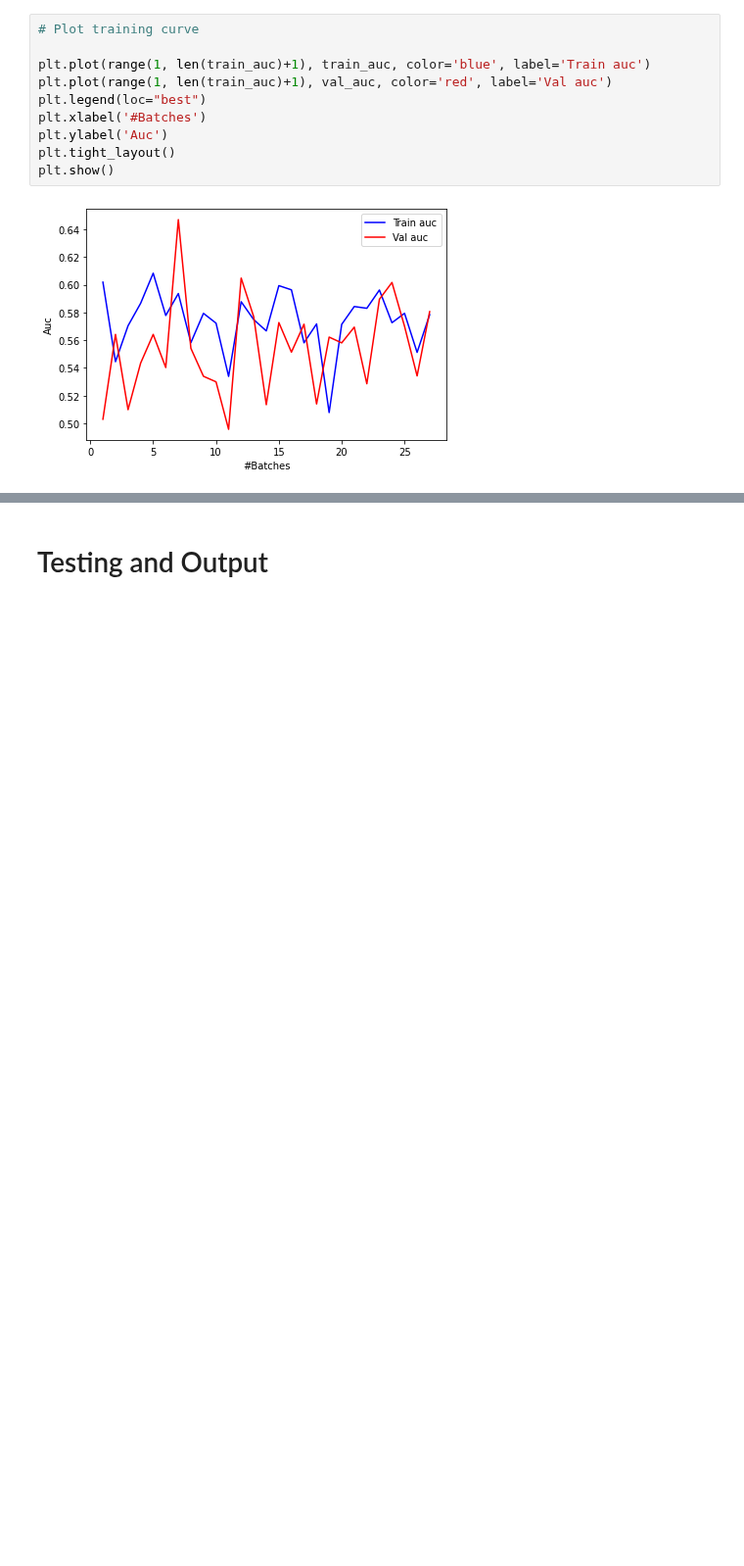
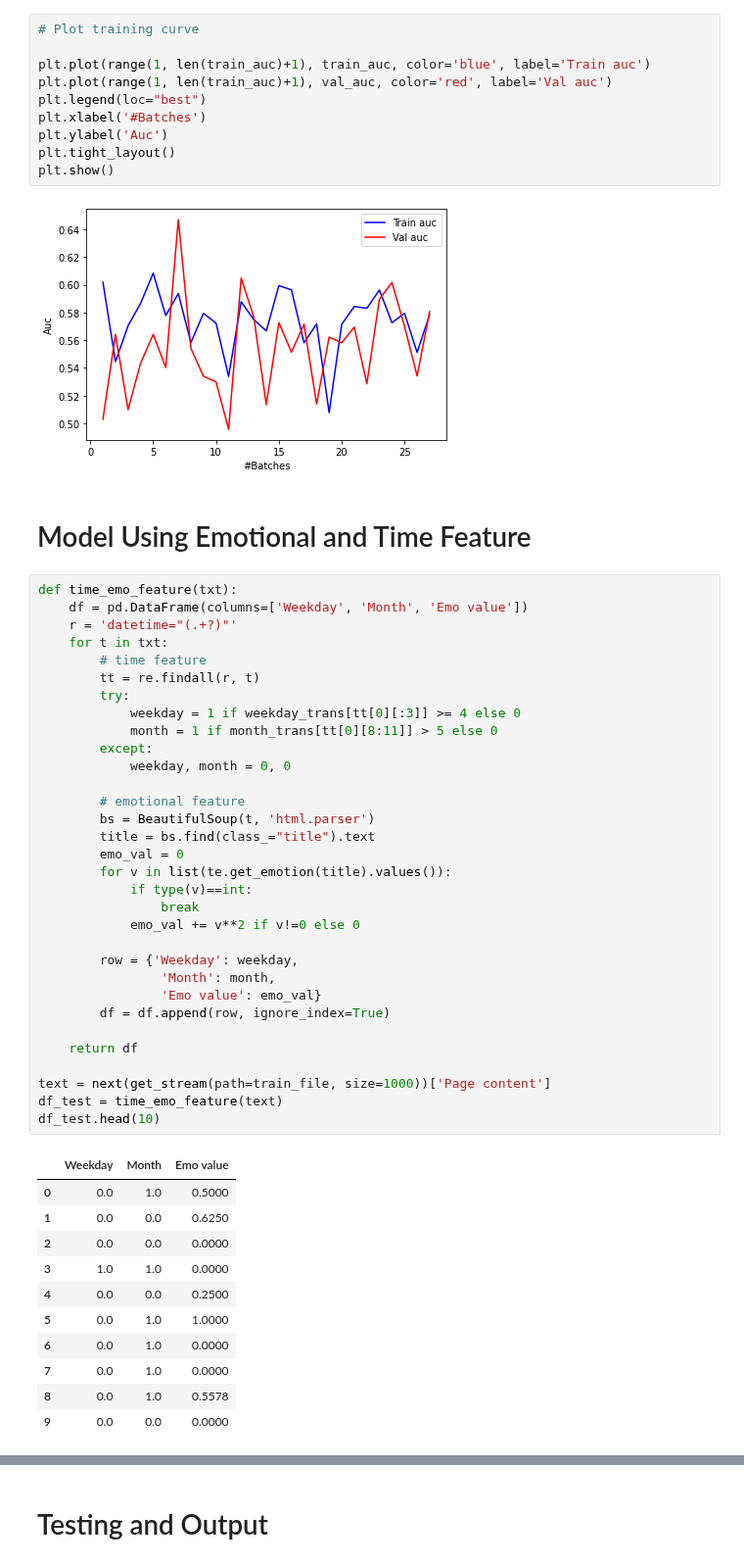
Before and after one commit to chengche6230/Deep-Learning-Course-Team-Project, a Jupyter notebook: Competition 1/src/Cup1_code.ipynb, the cells around one changed output, grey strips where cells are left out. Shown at 98% size. Cells and saved outputs as stored; diff of their text form; blank space fills up the shorter version.

Commit message:
Use time and title text emotional value. (poorer performance)

```diff
--- a/Competition 1/src/Cup1_code.ipynb
+++ b/Competition 1/src/Cup1_code.ipynb
@@ -221,3 +242,49 @@ plt.tight_layout()
 plt.show()
 # %% [output]
 [figure]
+# %% [markdown]
+# Model Using Emotional and Time Feature
+# %%
+def time_emo_feature(txt):
+    df = pd.DataFrame(columns=['Weekday', 'Month', 'Emo value'])
+    r = 'datetime="(.+?)"'
+    for t in txt:
+        # time feature
+        tt = re.findall(r, t)
+        try:
+            weekday = 1 if weekday_trans[tt[0][:3]] >= 4 else 0
+            month = 1 if month_trans[tt[0][8:11]] > 5 else 0
+        except:
+            weekday, month = 0, 0
+
+        # emotional feature
+        bs = BeautifulSoup(t, 'html.parser')
+        title = bs.find(class_="title").text
+        emo_val = 0
+        for v in list(te.get_emotion(title).values()):
+            if type(v)==int:
+                break
+            emo_val += v**2 if v!=0 else 0
+
+        row = {'Weekday': weekday,
+                'Month': month,
+                'Emo value': emo_val}
+        df = df.append(row, ignore_index=True)
+
+    return df
+
+text = next(get_stream(path=train_file, size=1000))['Page content']
+df_test = time_emo_feature(text)
+df_test.head(10)
+# %% [output]
+|  | Weekday | Month | Emo value |
+| 0 | 0.0 | 1.0 | 0.5000 |
+| 1 | 0.0 | 0.0 | 0.6250 |
+| 2 | 0.0 | 0.0 | 0.0000 |
+| 3 | 1.0 | 1.0 | 0.0000 |
+| 4 | 0.0 | 0.0 | 0.2500 |
+| 5 | 0.0 | 1.0 | 1.0000 |
+| 6 | 0.0 | 1.0 | 0.0000 |
+| 7 | 0.0 | 1.0 | 0.0000 |
+| 8 | 0.0 | 1.0 | 0.5578 |
+| 9 | 0.0 | 0.0 | 0.0000 |
```
Also changed, not shown: parts of 9 cells of this notebook, 1 other file.
